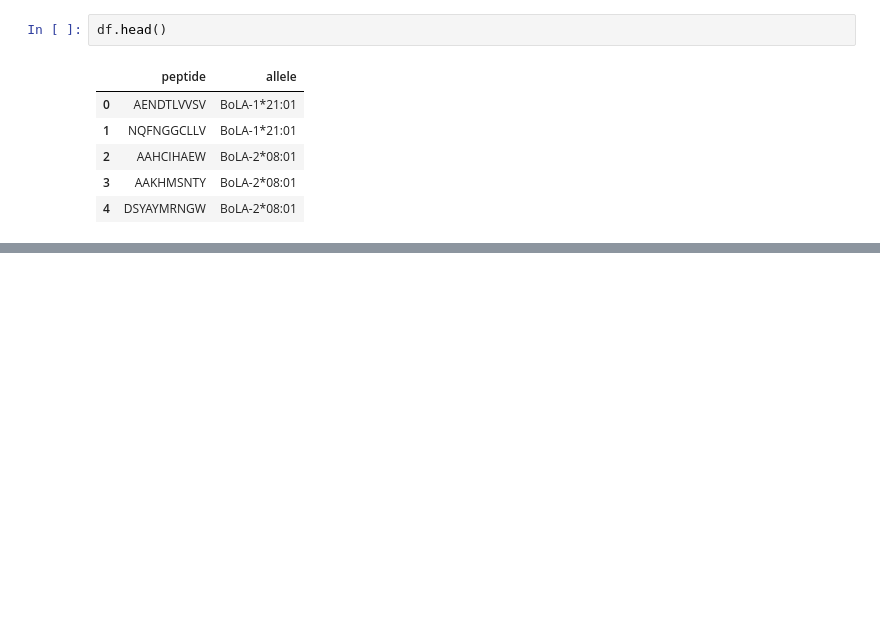
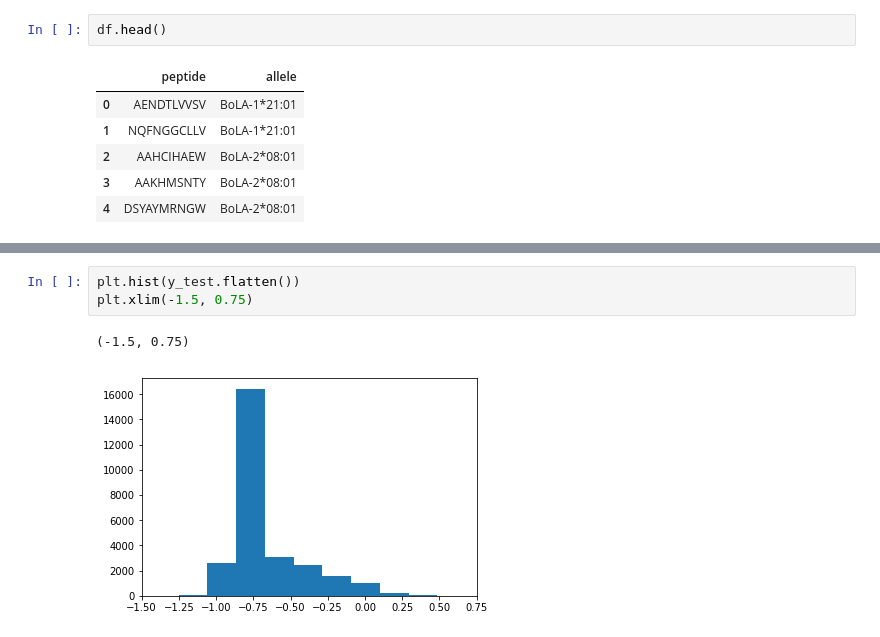
Before and after one commit to pauljeroenr/mhc_peptide_binding_prediction, a Jupyter notebook: check_testdata.ipynb, the cells around one changed output, grey strips where cells are left out. Drawn from its saved outputs; the diff is of its cells as text; blank space fills up the shorter version.

```diff
--- a/check_testdata.ipynb
+++ b/check_testdata.ipynb
@@ -166,0 +223,6 @@ pd.DataFrame(d)
+# %%
+plt.hist(y_test.flatten())
+plt.xlim(-1.5, 0.75)
+# %% [output]
+(-1.5, 0.75)
+[figure, added]
```
Also changed, not shown: parts of 22 cells of this notebook, 2 other files.
